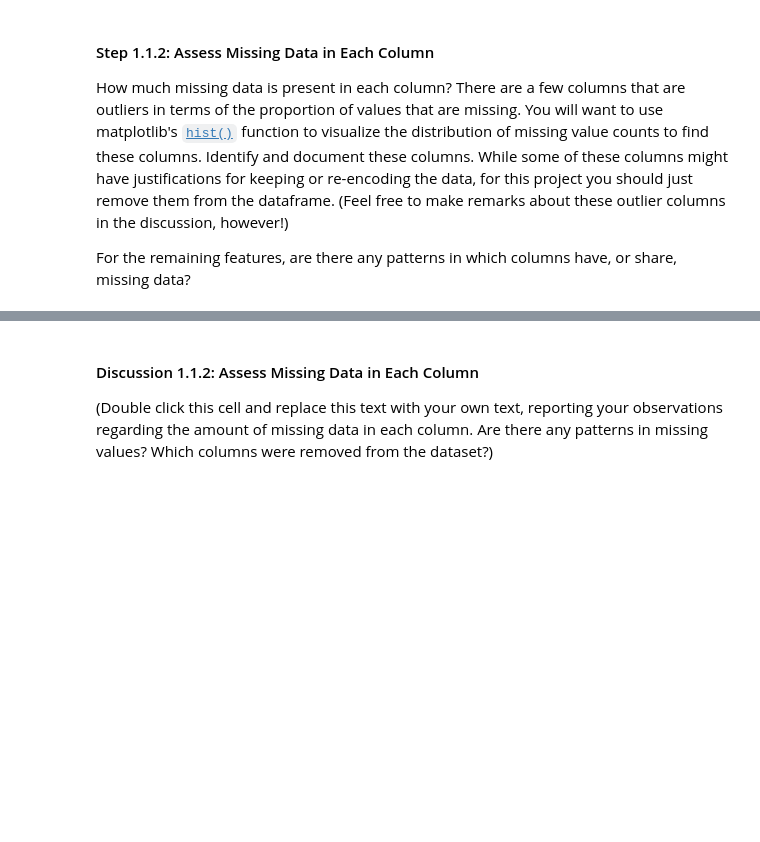
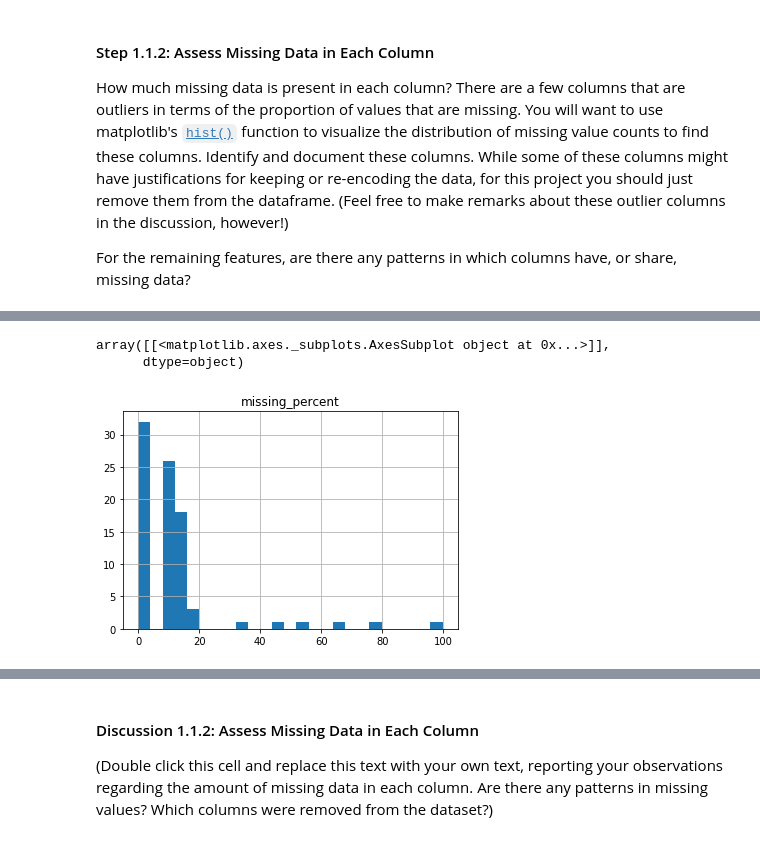
Before and after one commit to cuong-mai/customer-segments-unsupervised-learning, a Jupyter notebook: Identify_Customer_Segments.ipynb, the cells around one changed output, grey strips where cells are left out. Saved outputs shown, nothing was run; the diff lists cells and outputs as text; code cells hidden in the pictures; blank space fills up the shorter version.

```diff
--- a/Identify_Customer_Segments.ipynb
+++ b/Identify_Customer_Segments.ipynb
@@ -93,13 +89,13 @@ def replace_with_NaN(df, feat_info):
     for i, row in feat_info.iterrows():
         if len(row['missing_or_unknown']) > 0 and row['missing_or_unknown'] != ['']:
             try:
-                nan_indicators = []
-                for nan_indicator in row['missing_or_unknown']:
-                    if nan_indicator in ['X', 'XX']:
-                        nan_indicators.append(nan_indicator)
+                NaN_indicators = []
+                for NaN_indicator in row['missing_or_unknown']:
+                    if NaN_indicator in ['X', 'XX']:
+                        NaN_indicators.append(NaN_indicator)
                     else:
-                        nan_indicators.append(int(nan_indicator))
-                df[row['attribute']] = df[row['attribute']].replace(nan_indicators, np.nan)
+                        NaN_indicators.append(int(NaN_indicator))
+                df[row['attribute']] = df[row['attribute']].replace(NaN_indicators, np.nan)
             except Exception as e:
                 continue
     return df
@@ -137,0 +124,15 @@ For the remaining features, are there any patterns in which columns have, or sha
+# %%
+# Perform an assessment of how much missing data there is in each column of the
+# dataset.
+def calculate_missing_data(df):
+    records = []
+    for col in df.columns:
+        missing_count = df[col].isnull().sum(axis=0)
+        missing_percent = missing_count / df.shape[0]
+        records.append([col, missing_count, missing_percent * 100])
+        stats = pd.DataFrame.from_records(records, columns = ['attribute', 'missing_count', 'missing_percent'])
+        stats = stats.sort_values('missing_percent', axis=0, ascending=False )
+    return stats
+# %%
+missing_col_stats = calculate_missing_data(azdias)
+missing_col_stats
@@ -137,0 +158,6 @@ For the remaining features, are there any patterns in which columns have, or sha
+# %%
+missing_col_stats.hist(column='missing_percent', bins=25 )
+# %% [output]
+array([[<matplotlib.axes._subplots.AxesSubplot object at 0x...>]],
+      dtype=object)
+[figure, added]
```
Also changed, not shown: parts of 24 cells of this notebook.
